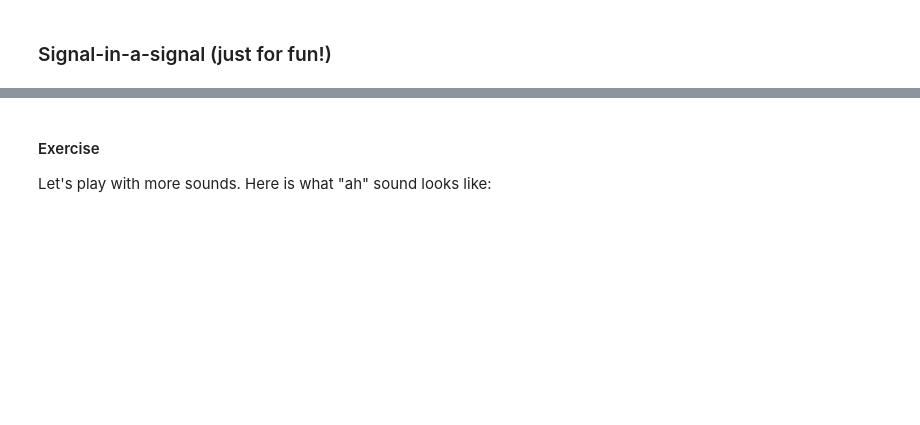
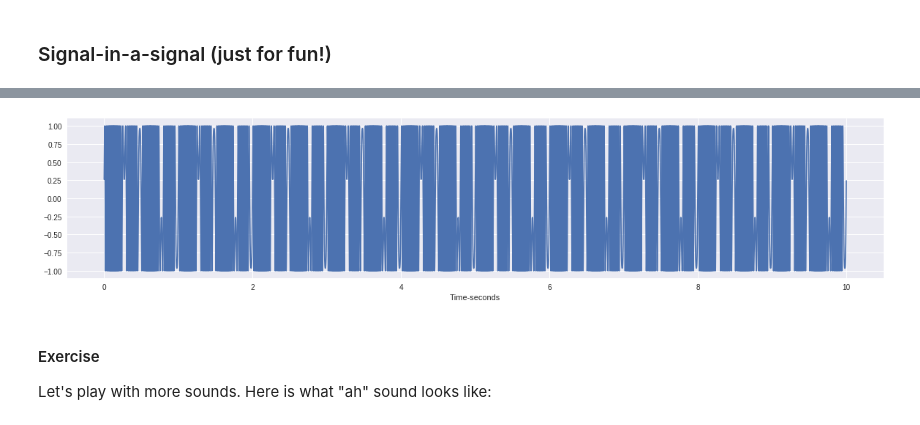
Before and after one commit to vishnurmurthy/Week2_public, a Jupyter notebook: 02_TimeSeries_Exercise2.ipynb, the cells around one changed output, grey strips where cells are left out. Drawn from its saved outputs; the diff is of its cells as text; code cells hidden in the pictures; blank space fills up the shorter version.

```diff
--- a/02_TimeSeries_Exercise2.ipynb
+++ b/02_TimeSeries_Exercise2.ipynb
@@ -212,7 +215,7 @@ Audio(data=y, rate=n_points)
 # %% [markdown]
 ### Signal-in-a-signal (just for fun!)
 # %%
-n_sec = 4
+n_sec = 10
 n_points = 8000
 t = np.arange(n_sec*n_points)/n_points
 y = np.sin(50*np.pi*t-50*np.cos(4*np.pi*t))
@@ -222,3 +225,4 @@ plt.plot(t,y)
 plt.xlabel('Time-seconds')
 plt.grid(True)
 Audio(data=y, rate=n_points)
+# %% [output]
@@ -225,3 +230,4 @@ Audio(data=y, rate=n_points)
+[figure, added]
 # %% [markdown]
 #### Exercise
 
```
Also changed, not shown: parts of 6 cells of this notebook.
